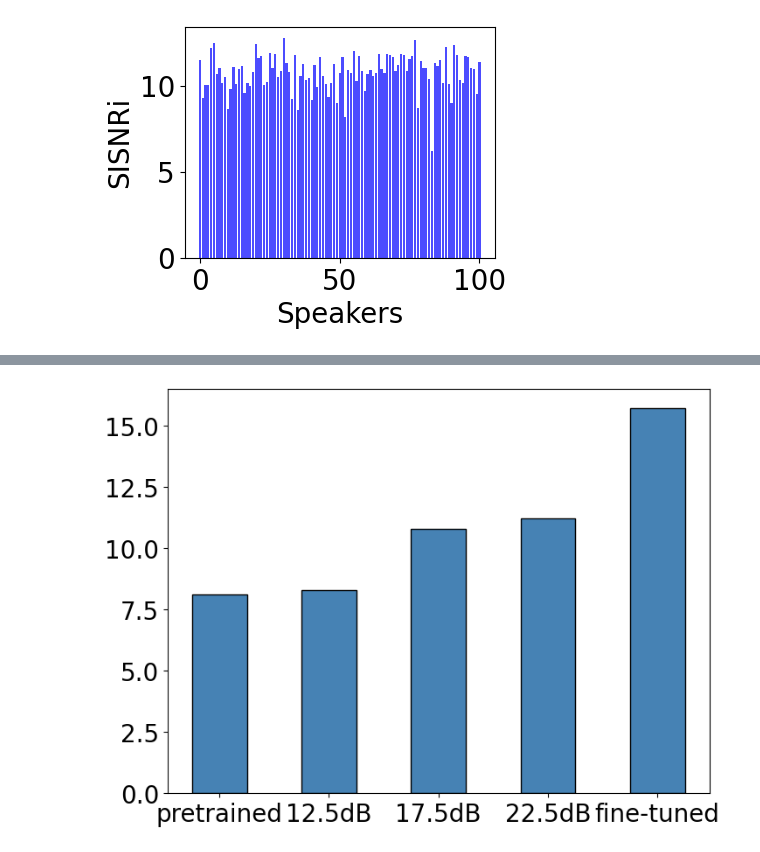
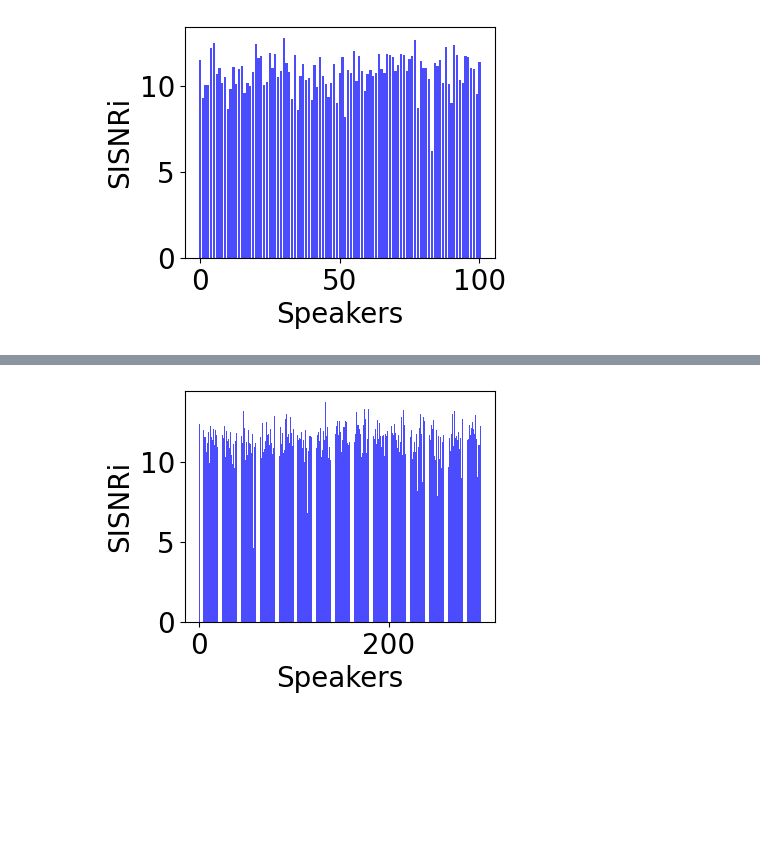
Before and after one commit to CUHK-AIoT-Sensing/Earable, a Jupyter notebook: bonevoice/resources/plot.ipynb, the cells around one changed output, grey strips where cells are left out. Cells and saved outputs as stored; diff of their text form; code cells hidden in the pictures; blank space fills up the shorter version.

```diff
--- a/bonevoice/resources/plot.ipynb
+++ b/bonevoice/resources/plot.ipynb
@@ -32,8 +23,11 @@ plt.savefig('cross_noise_teacher.pdf', bbox_inches='tight')
-# %%
-results_name = ['pretrained', '12.5dB', '17.5dB', '22.5dB', 'fine-tuned']
-results_metric = [8.1, 8.28, 10.8, 11.2, 15.7]
-fig, ax = plt.subplots(figsize=(8, 6))
-ax.bar(results_name, results_metric, color='steelblue', edgecolor='black', width=0.5)
-plt.savefig('cross_noise_teacher_finetune.pdf', bbox_inches='tight')
-# %% [output]
-[figure, removed]
+# %%
+results_csv = '../EMSB_tfgridnet_embed_train_results.csv'
+results = pd.read_csv(results_csv)
+x = results['split']; y = -results['val/sisnr_i']
+fig, ax = plt.subplots(figsize=(4, 3))
+ax.bar(range(len(y)), y, color='blue', alpha=0.7)
+ax.set_xlabel('Speakers')
+ax.set_ylabel('SISNRi')
+plt.savefig('sisnri_speakers_EMSB.pdf', bbox_inches='tight')
+# %% [output]
+[figure, added]
```
Also changed, not shown: parts of 6 cells of this notebook, 19 other files.
